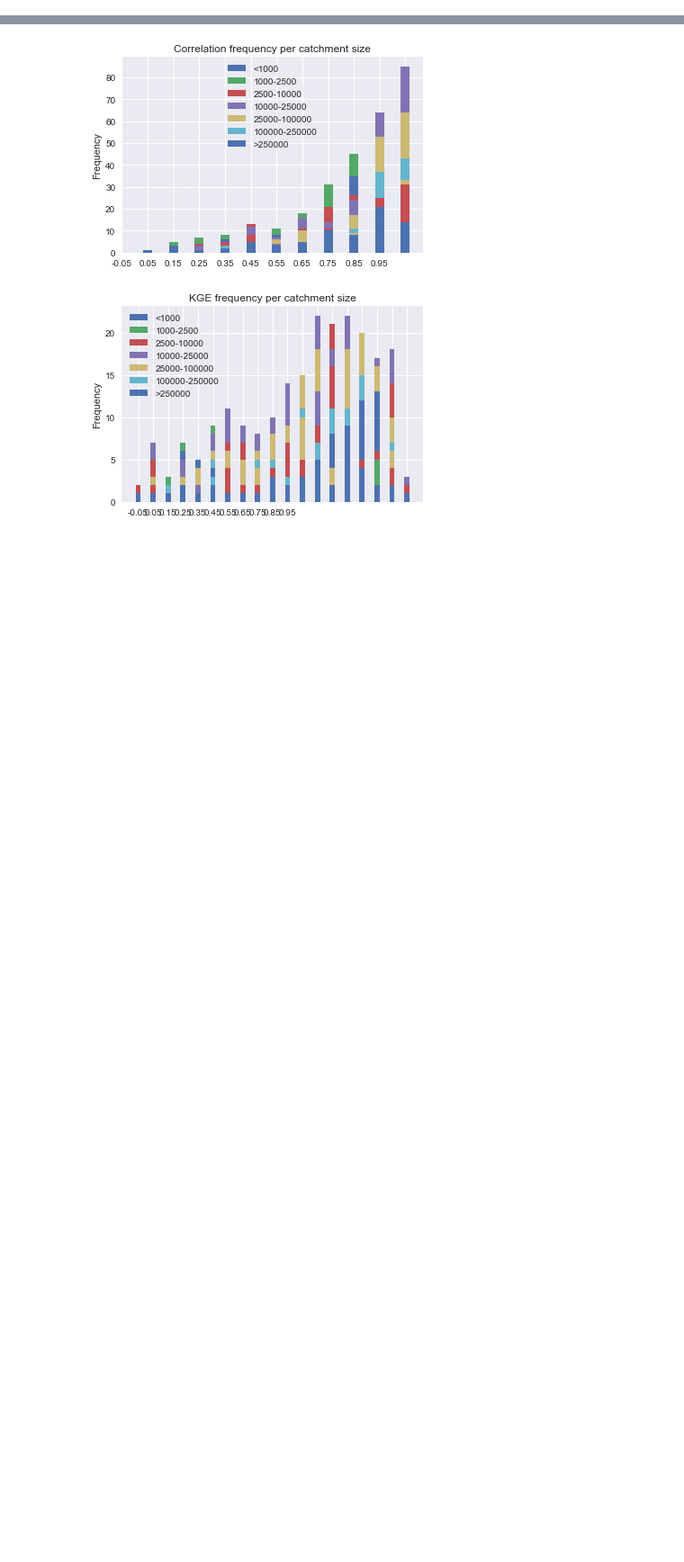
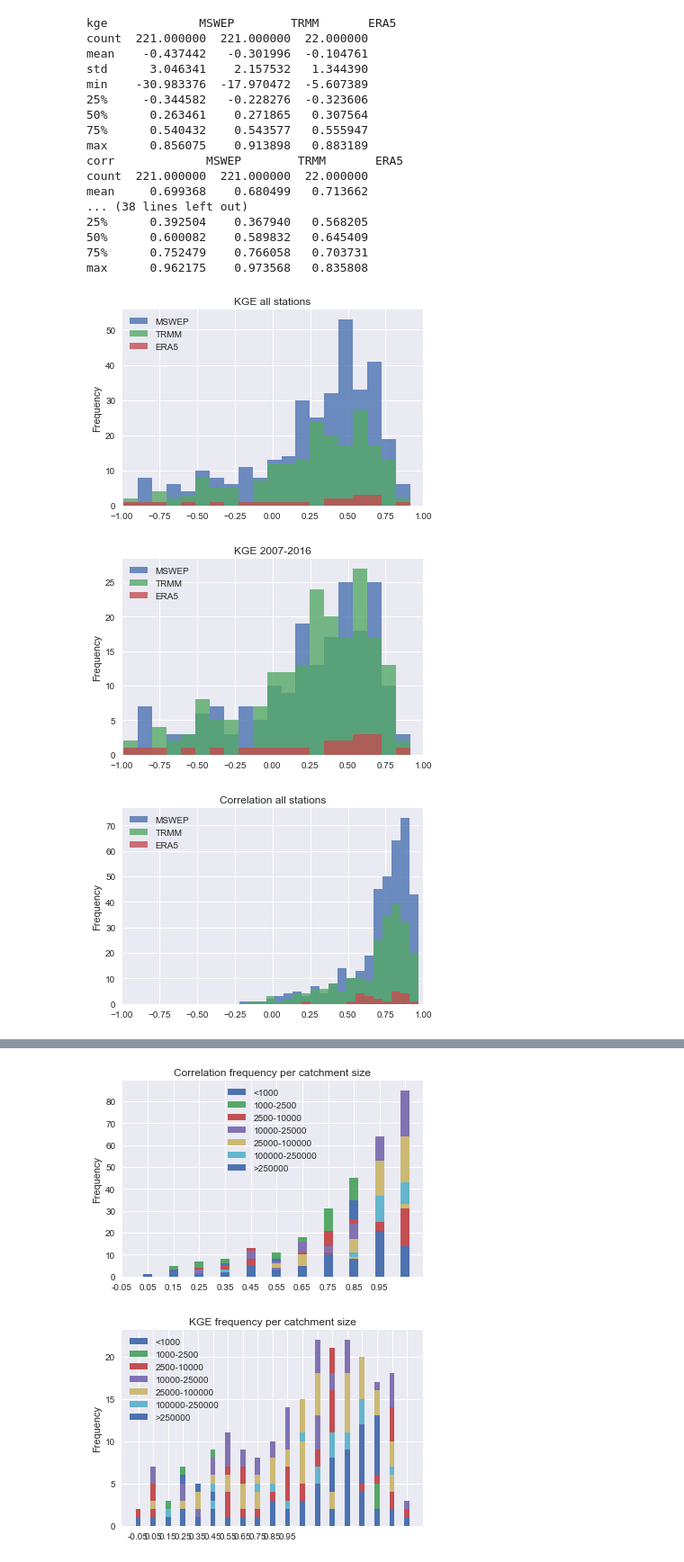
Before and after one commit to Killaars/PhD, a Jupyter notebook: ELNino/Enso discharge statistics from GRDC.ipynb, the cells around one changed output, grey strips where cells are left out. Shown at 90% size. Cells and saved outputs as stored; diff of their text form; code cells hidden in the pictures; blank space fills up the shorter version.

```diff
--- a/ELNino/Enso discharge statistics from GRDC.ipynb
+++ b/ELNino/Enso discharge statistics from GRDC.ipynb
@@ -0,0 +237,45 @@
+# %%
+#print(kge_df)
+alpha=0.8
+kge_df[(kge_df >= -1) & (kge_df < 1)].plot.hist(bins=20,title='KGE all stations',alpha=alpha)
+plt.xlim(-1,1)
+kge_df.dropna(subset = ['TRMM'])[(kge_df.dropna(subset = ['TRMM']) >= -1) & (kge_df.dropna(subset = ['TRMM']) < 1)].plot.hist(bins=20,title='KGE 2007-2016',alpha=alpha)
+plt.xlim(-1,1)
+corr_df[(corr_df >= -1) & (corr_df < 1)].plot.hist(bins=20,title='Correlation all stations',alpha=alpha)
+plt.xlim(-1,1)
+corr_df.dropna(subset = ['TRMM'])[(corr_df.dropna(subset = ['TRMM']) >= -1) & (corr_df.dropna(subset = ['TRMM']) < 1)].plot.hist(bins=20,title='Correlation 2007-2016',alpha=alpha)
+plt.xlim(-1,1)
+ano_df[(ano_df >= -1) & (ano_df < 1)].plot.hist(bins=20,title='Anomaly correlation all stations',alpha=alpha)
+plt.xlim(-1,1)
+ano_df.dropna(subset = ['TRMM'])[(ano_df.dropna(subset = ['TRMM']) >= -1) & (ano_df.dropna(subset = ['TRMM']) < 1)].plot.hist(bins=20,title='Anomaly correlation 2007-2016',alpha=alpha)
+plt.xlim(-1,1)
+
+print('kge',kge_df.dropna(subset = ['TRMM']).describe())
+print('corr',corr_df.dropna(subset = ['TRMM']).describe())
+print('ano',ano_df.dropna(subset = ['TRMM']).describe())
+
+print('kge',kge_df.describe())
+print('corr',corr_df.describe())
+print('ano',ano_df.describe())
+#print(ano_df.dropna())
+# %% [output]
+kge             MSWEP        TRMM       ERA5
+count  221.000000  221.000000  22.000000
+mean    -0.437442   -0.301996  -0.104761
+std      3.046341    2.157532   1.344390
+min    -30.983376  -17.970472  -5.607389
+25%     -0.344582   -0.228276  -0.323606
+50%      0.263461    0.271865   0.307564
+75%      0.540432    0.543577   0.555947
+max      0.856075    0.913898   0.883189
+corr             MSWEP        TRMM       ERA5
+count  221.000000  221.000000  22.000000
+mean     0.699368    0.680499   0.713662
+... (38 lines left out)
+25%      0.392504    0.367940   0.568205
+50%      0.600082    0.589832   0.645409
+75%      0.752479    0.766058   0.703731
+max      0.962175    0.973568   0.835808
+[figure, added]
+[figure, added]
+[figure, added]
```
Also changed, not shown: parts of 6 cells of this notebook, 5 other files.
